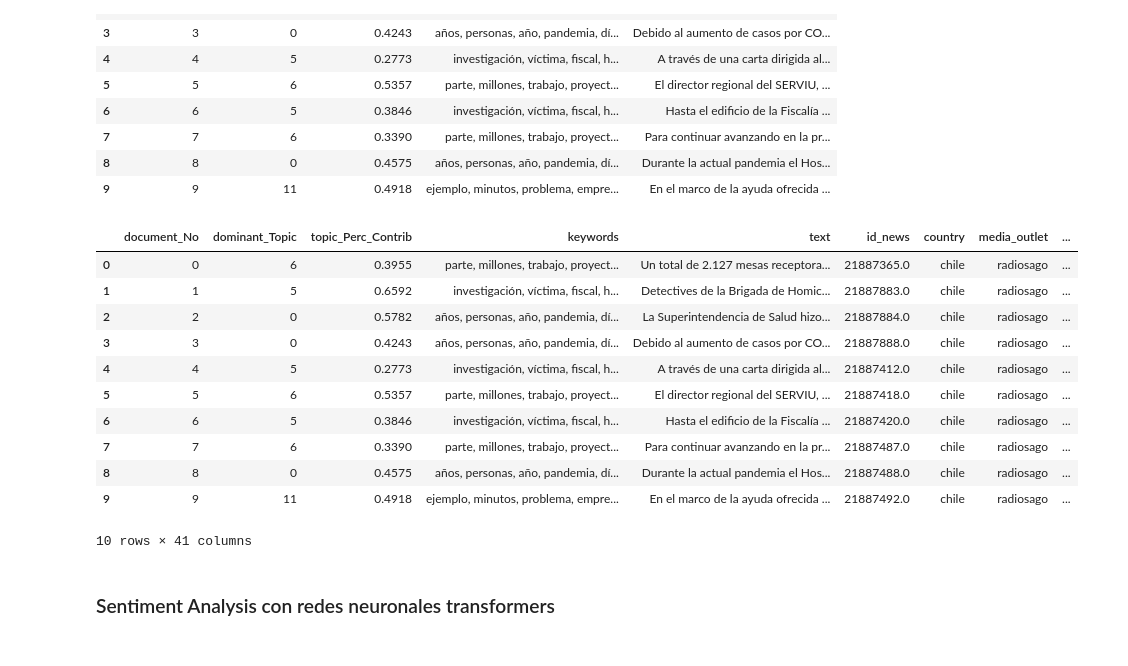
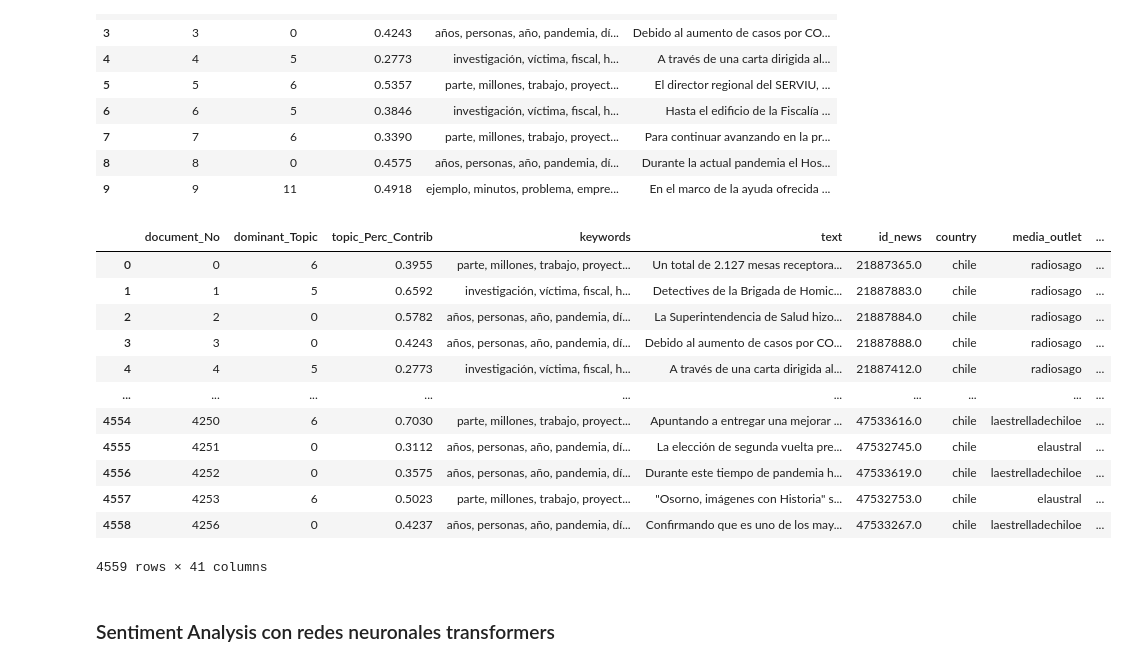
Before and after one commit to FederalTN/INFO279-PROYECTO-TAL, a Jupyter notebook: TAREA_P2_Preprocesar_y_analizar_Datos.ipynb, the cells around one changed output. Saved outputs shown, nothing was run; the diff lists cells and outputs as text; code cells hidden in the pictures.

```diff
--- a/TAREA_P2_Preprocesar_y_analizar_Datos.ipynb
+++ b/TAREA_P2_Preprocesar_y_analizar_Datos.ipynb
@@ -313,20 +316,21 @@ df_dominant_topic.head(10)
 # %%
 # merge en nuestro dataset con el analisis de topicos principales.
 dataset3 = pandas.merge(df_dominant_topic, dataset)
-dataset3.head(10)
+dataset3
 # %% [output]
 |  | document_No | dominant_Topic | topic_Perc_Contrib | keywords | text | id_news | country | media_outlet | ... |
 | 0 | 0 | 6 | 0.3955 | parte, millones, trabajo, proyect... | Un total de 2.127 mesas receptora... | 21887365.0 | chile | radiosago | ... |
 | 1 | 1 | 5 | 0.6592 | investigación, víctima, fiscal, h... | Detectives de la Brigada de Homic... | 21887883.0 | chile | radiosago | ... |
 | 2 | 2 | 0 | 0.5782 | años, personas, año, pandemia, dí... | La Superintendencia de Salud hizo... | 21887884.0 | chile | radiosago | ... |
 | 3 | 3 | 0 | 0.4243 | años, personas, año, pandemia, dí... | Debido al aumento de casos por CO... | 21887888.0 | chile | radiosago | ... |
 | 4 | 4 | 5 | 0.2773 | investigación, víctima, fiscal, h... | A través de una carta dirigida al... | 21887412.0 | chile | radiosago | ... |
-| 5 | 5 | 6 | 0.5357 | parte, millones, trabajo, proyect... | El director regional del SERVIU, ... | 21887418.0 | chile | radiosago | ... |
-| 6 | 6 | 5 | 0.3846 | investigación, víctima, fiscal, h... | Hasta el edificio de la Fiscalía ... | 21887420.0 | chile | radiosago | ... |
-| 7 | 7 | 6 | 0.3390 | parte, millones, trabajo, proyect... | Para continuar avanzando en la pr... | 21887487.0 | chile | radiosago | ... |
-| 8 | 8 | 0 | 0.4575 | años, personas, año, pandemia, dí... | Durante la actual pandemia el Hos... | 21887488.0 | chile | radiosago | ... |
-| 9 | 9 | 11 | 0.4918 | ejemplo, minutos, problema, empre... | En el marco de la ayuda ofrecida ... | 21887492.0 | chile | radiosago | ... |
+| ... | ... | ... | ... | ... | ... | ... | ... | ... | ... |
+| 4554 | 4250 | 6 | 0.7030 | parte, millones, trabajo, proyect... | Apuntando a entregar una mejorar ... | 47533616.0 | chile | laestrelladechiloe | ... |
+| 4555 | 4251 | 0 | 0.3112 | años, personas, año, pandemia, dí... | La elección de segunda vuelta pre... | 47532745.0 | chile | elaustral | ... |
+| 4556 | 4252 | 0 | 0.3575 | años, personas, año, pandemia, dí... | Durante este tiempo de pandemia h... | 47533619.0 | chile | laestrelladechiloe | ... |
+| 4557 | 4253 | 6 | 0.5023 | parte, millones, trabajo, proyect... | "Osorno, imágenes con Historia" s... | 47532753.0 | chile | elaustral | ... |
+| 4558 | 4256 | 0 | 0.4237 | años, personas, año, pandemia, dí... | Confirmando que es uno de los may... | 47533267.0 | chile | laestrelladechiloe | ... |
-10 rows × 41 columns
+4559 rows × 41 columns
 # %% [markdown]
 ### Sentiment Analysis con redes neuronales transformers
 # %%
```
Also changed, not shown: parts of 1 cell of this notebook, 19 other files.
